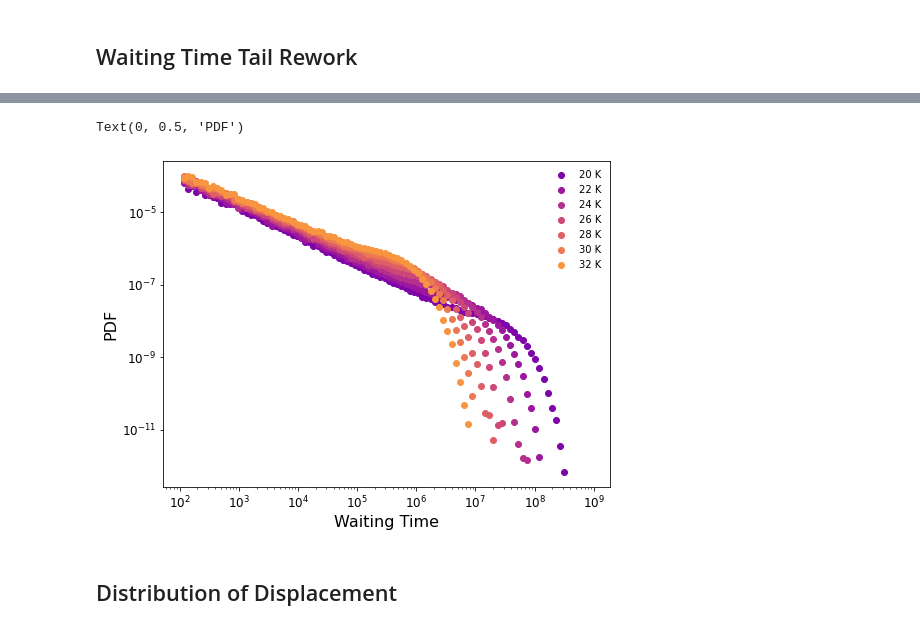
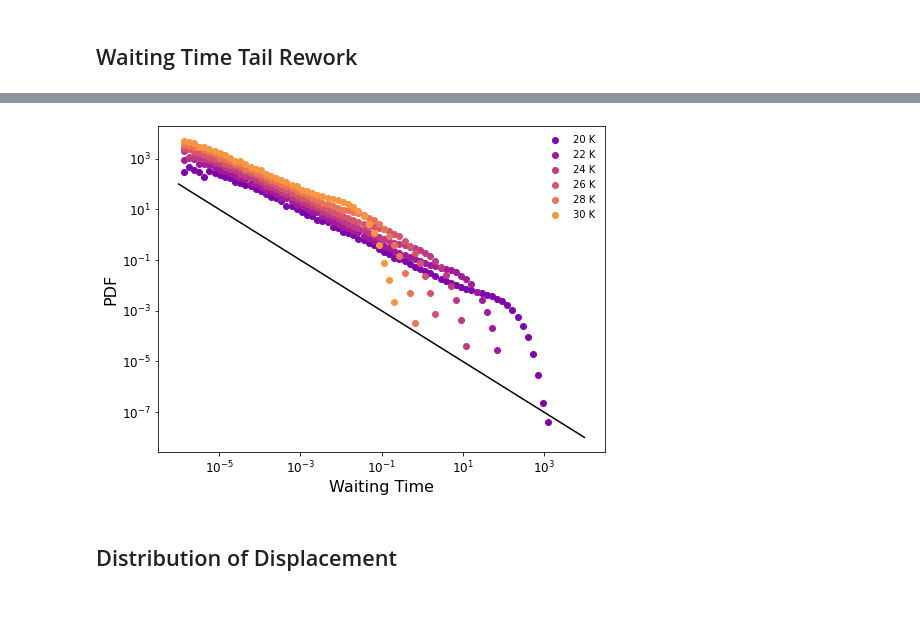
Before and after one commit to asaiacai/moire_walk, a Jupyter notebook: visualize.ipynb, the cells around one changed output, grey strips where cells are left out. Cells and saved outputs as stored; diff of their text form; code cells hidden in the pictures.

```diff
--- a/visualize.ipynb
+++ b/visualize.ipynb
@@ -100,10 +100,10 @@ from walker import Graphene_Walker
 np.random.seed(123)
 random.seed(123)
 barrier = 39.8
-lattice = 12
+lattice = 4
 moire1 = Triangular_Lattice(lattice, barrier) # 16nm lattice constant, 1meV energy amplitude
-walkers1 = Graphene_Walker(0.246, 21) # 2.46 Angstrom lattice, 10 Kelvin
-tracks1 = walkers1.get_tracks(moire1, nsteps=3000, njumps=100000, nparticles=1, endT=1e9)
+walkers1 = Graphene_Walker(0.246, 22) # 2.46 Angstrom lattice, 10 Kelvin
+tracks1 = walkers1.get_tracks(moire1, nsteps=300, njumps=100000, nparticles=1, endT=1e1)
 fig, ax = plt.subplots(1, 2, figsize=(22, 8))
 
 tracks1 = tracks1[tracks1['particle'] == 0]
@@ -123,8 +123,8 @@ ax[0].set_ylabel("")
 ax[0].set_aspect('equal')
 
 moire2 = Triangular_Lattice(lattice, barrier) # 16nm lattice constant, 1meV energy amplitude
-walkers2 = Graphene_Walker(0.246, 41) # 2.46 Angstrom lattice, 10 Kelvin
-tracks2 = walkers2.get_tracks(moire2, nsteps=3000, njumps=100000, nparticles=1, endT=1e9)
+walkers2 = Graphene_Walker(0.246, 30) # 2.46 Angstrom lattice, 10 Kelvin
+tracks2 = walkers2.get_tracks(moire2, nsteps=300, njumps=100000, nparticles=1, endT=1e1)
 
 tracks2 = tracks2[tracks2['particle'] == 0]
 x, y, t = tracks2['x'], tracks2['y'], tracks2['time']
@@ -156,7 +156,7 @@ from joblib import Parallel, delayed
 from itertools import product
 
 
-temps =[20, 22, 24, 26, 28, 30, 32]
+temps =[20, 22, 24, 26, 28]
 lattice_constants = [16]
 barrier = 39.8
 nparticles = 100
@@ -180,7 +180,7 @@ def get_waits(m_lattice, temperature, total_particles=1000, seed=1, **kws):
     waits = walkers.get_waits(moire, tracks, **kws)
     return tracks, waits
 
-# result = Parallel(n_jobs=-1, prefer='threads')(delayed(get_waits)(m_lattice, temperature, **kws) for m_lattice, temperature in tqdm(product(lattice_constants, temps)))
-# print('done')
-# tracks, waits = get_waits(16, 32, **kws)
+result = Parallel(n_jobs=-1, prefer='threads')(delayed(get_waits)(m_lattice, temperature, **kws) for m_lattice, temperature in tqdm(product(lattice_constants, temps)))
+print('done')
+tracks, waits = get_waits(16, 32, **kws)
 # %% [output]
@@ -232,6 +233,7 @@ Text(0, 0.5, 'PDF')
 # %% [markdown]
 ## Waiting Time Tail Rework
 # %%
+%%time
 from tqdm import tqdm
 from joblib import Parallel, delayed
 from itertools import product
@@ -250,7 +252,7 @@ def get_waits(m_lattice, temperature, total_particles=1000, seed=1, **kws):
     return tracks, waits
 
 n_waits = 50000
-temps =[20, 22, 24, 26, 28, 30, 32]
+temps =[20, 22, 24, 26, 28, 30]
 lattice_constants = [16]
 barrier = 39.8
 nparticles = 100
@@ -302,27 +307,28 @@ while modified_waits_all.shape[-1] < n_waits:
 # %%
 import scipy.stats
 fig, ax = plt.subplots(1, 1, figsize=(8, 6))
 col = plt.cm.plasma(np.linspace(0.25, 0.75, len(temps)))
 waits = np.array(modified_waits_all).reshape((len(lattice_constants), len(temps), modified_waits_all.shape[-1]))
+bins = np.logspace(-6, 4, 80)
 for i, T in enumerate(temps):
-    yy, xx = np.histogram(waits[0, i] , np.logspace(2, np.log10(1e9), 100), density=True)
+    yy, xx = np.histogram(waits[0, i] , bins, density=True)
     xmax = np.max(xx)
     ax.scatter(xx[1:-1], yy[1:], color=col[i], label='{} K'.format(T))
 
 ax.legend(frameon=False)
 
+ax.plot(bins, bins**(-1) * 1e-4, color='k')
 
 plt.gca().set_yscale("log")
 plt.gca().set_xscale("log")
 # plt.title('Wait Times Probability Density')
 plt.xlabel('Waiting Time',fontsize=16)
 plt.xticks(fontsize= 12)
 plt.yticks(fontsize= 12)
 plt.ylabel('PDF',fontsize=16)
 fig.savefig('./waitingtime_dist.pdf', dpi=300, bbox_inches='tight')
 # %% [output]
-Text(0, 0.5, 'PDF')
-[figure, old version]
+[figure, new version]
 # %% [markdown]
 ## Distribution of Displacement
 # %%
```
Also changed, not shown: parts of 27 cells of this notebook, 2 other files.
